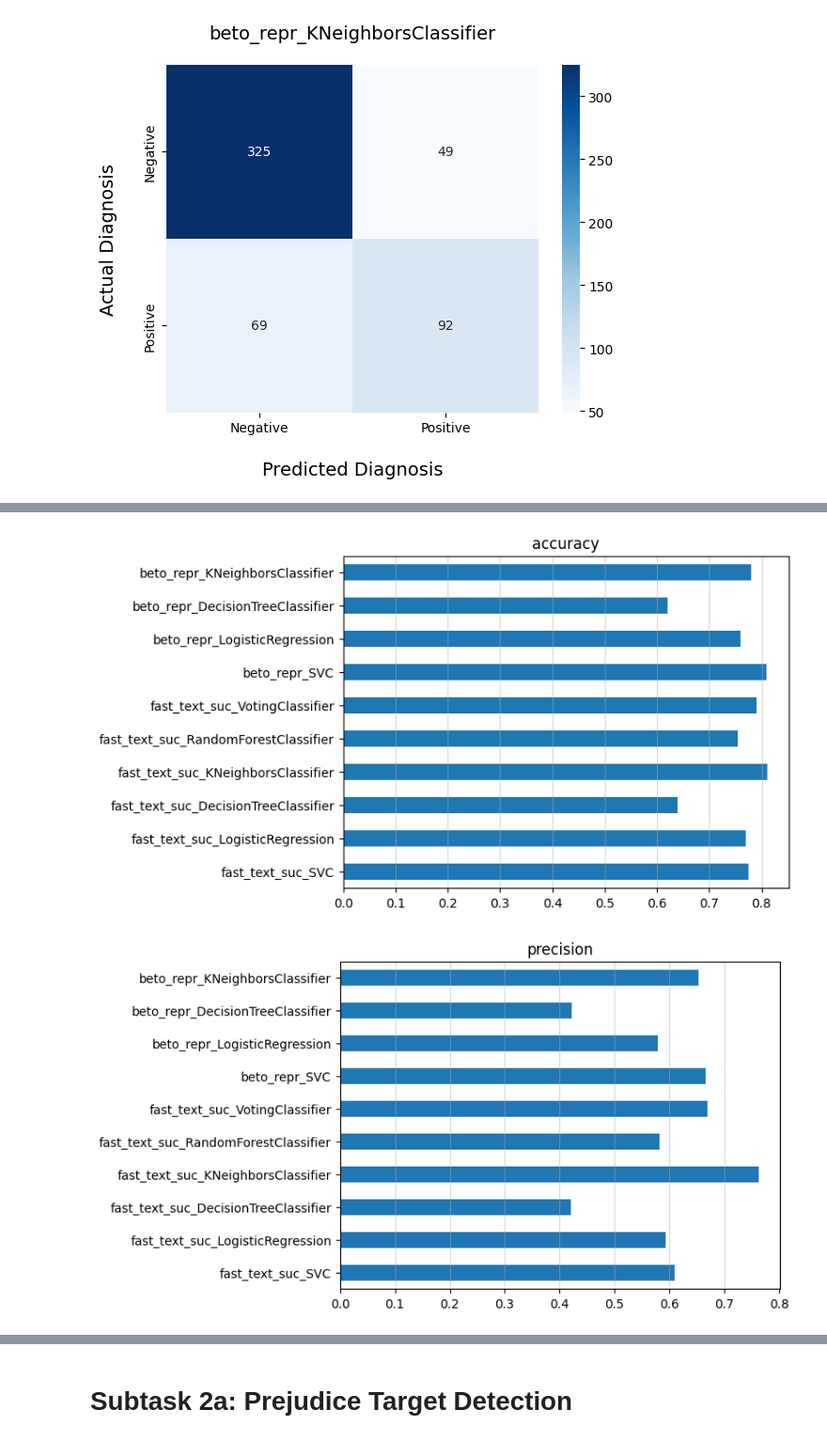
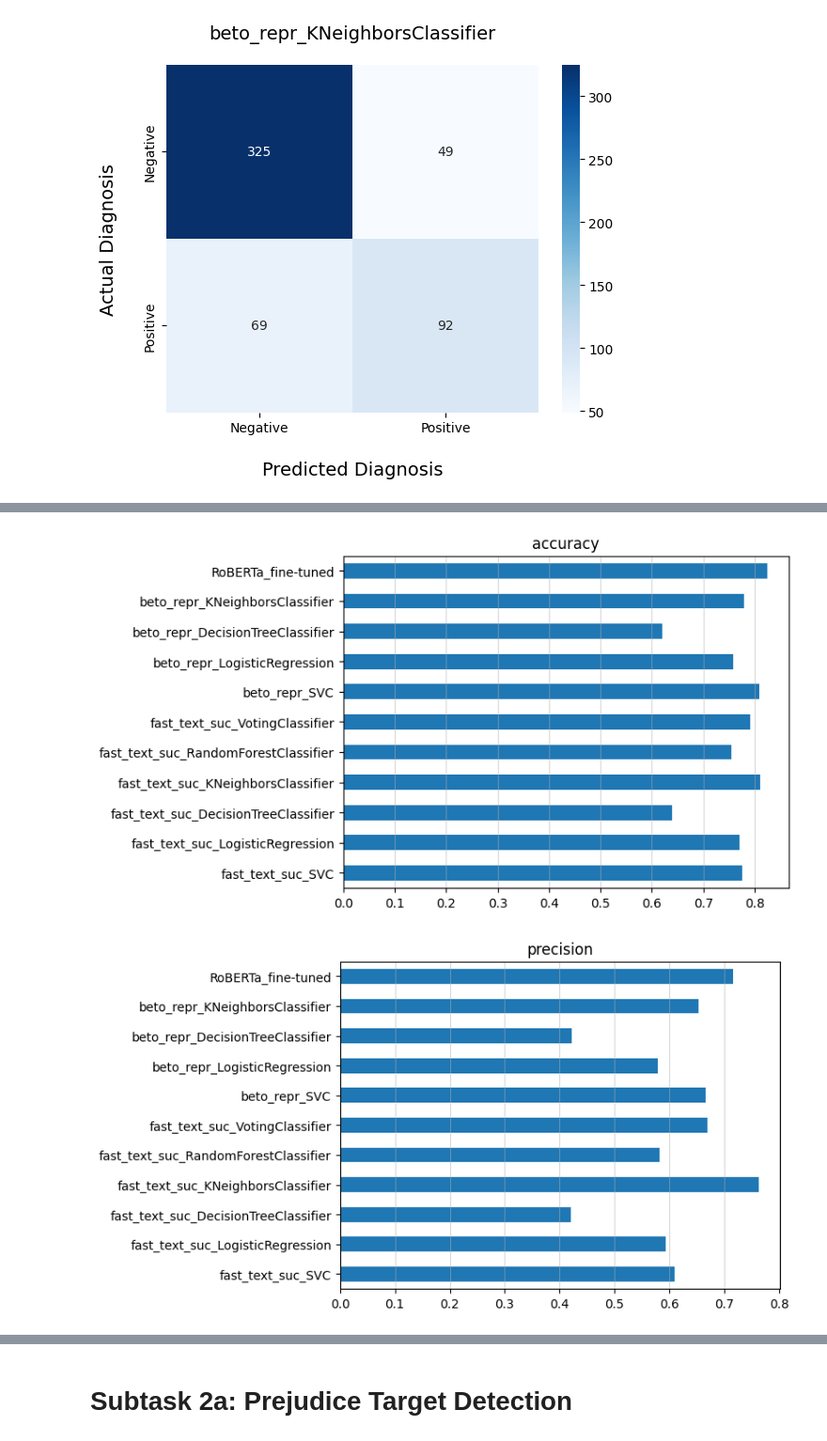
Before and after one commit to steciuk/LNR-hurftul-humor-detector, a Jupyter notebook: project.ipynb, the cells around one changed output, grey strips where cells are left out. Shown at 94% size. Drawn from its saved outputs; the diff is of its cells as text; code cells hidden in the pictures.

```diff
--- a/project.ipynb
+++ b/project.ipynb
@@ -633,3 +636,5 @@ Lens of the representations: 768
+# %%
+ROBERTA = "PlanTL-GOB-ES/roberta-base-bne"
 # %% [markdown]
 # Prediction models
 # %% [markdown]
@@ -1357,3 +1507,44 @@ beto_repr_metrics_df = pd.DataFrame(frames)
 [figure]
 [figure]
 [figure]
+# %%
+# RoBERTa fine-tuned
+
+preds = []
+with torch.no_grad():
+    device = torch.device("cuda" if torch.cuda.is_available() else "cpu")
+    if device == "cuda":
+        roberta_classifier.cuda()
+
+    for test_input, _ in test_data_roberta:
+        mask = test_input["attention_mask"].to(device)
+        input_ids = test_input["input_ids"].squeeze(1).to(device)
+
+        output = roberta_classifier(input_ids, mask)
+        _, output = torch.max(output, dim=1)
+        preds.extend(output.cpu().numpy())
+
+ax = sns.heatmap(
+    metrics.confusion_matrix(y_test_roberta_ft, preds), annot=True, fmt="d", cmap="Blues"
+)
+
+ax.set_xlabel("Predicted Diagnosis", fontsize=14, labelpad=20)
+ax.xaxis.set_ticklabels(["Negative", "Positive"])
+
+ax.set_ylabel("Actual Diagnosis", fontsize=14, labelpad=20)
+ax.yaxis.set_ticklabels(["Negative", "Positive"])
+
+ax.set_title("RoBERTa fine-tuned", fontsize=14, pad=20)
+
+plt.show()
+
+roberta_ft_metrics_df = pd.DataFrame([
+    {
+        "name": "RoBERTa_fine-tuned",
+        "accuracy": metrics.accuracy_score(y_test_roberta_ft, preds),
+        "precision": metrics.precision_score(y_test_roberta_ft, preds),
+        "recall": metrics.recall_score(y_test_roberta_ft, preds),
+        "f1": metrics.f1_score(y_test_roberta_ft, preds),
+        "roc_auc": metrics.roc_auc_score(y_test_roberta_ft, preds),
+    }
+])
@@ -1360,14 +1553,14 @@ beto_repr_metrics_df = pd.DataFrame(frames)
 # %%
-metrics_df = pd.concat([fast_text_suc_metrics_df, beto_repr_metrics_df])
+metrics_df = pd.concat([fast_text_suc_metrics_df, beto_repr_metrics_df, roberta_ft_metrics_df])
 
 metrics_df = metrics_df.set_index("name")
 
 for col in metrics_df.columns:
     metrics_df[col].plot(kind="barh")
     plt.title(col)
     plt.grid(axis="x", alpha=0.5)
     plt.ylabel("")
     plt.show()
 # %% [output]
-[figure, old version]
+[figure, new version]
-[figure, old version]
+[figure, new version]
```
Also changed, not shown: parts of 38 cells of this notebook, 3 other files.
